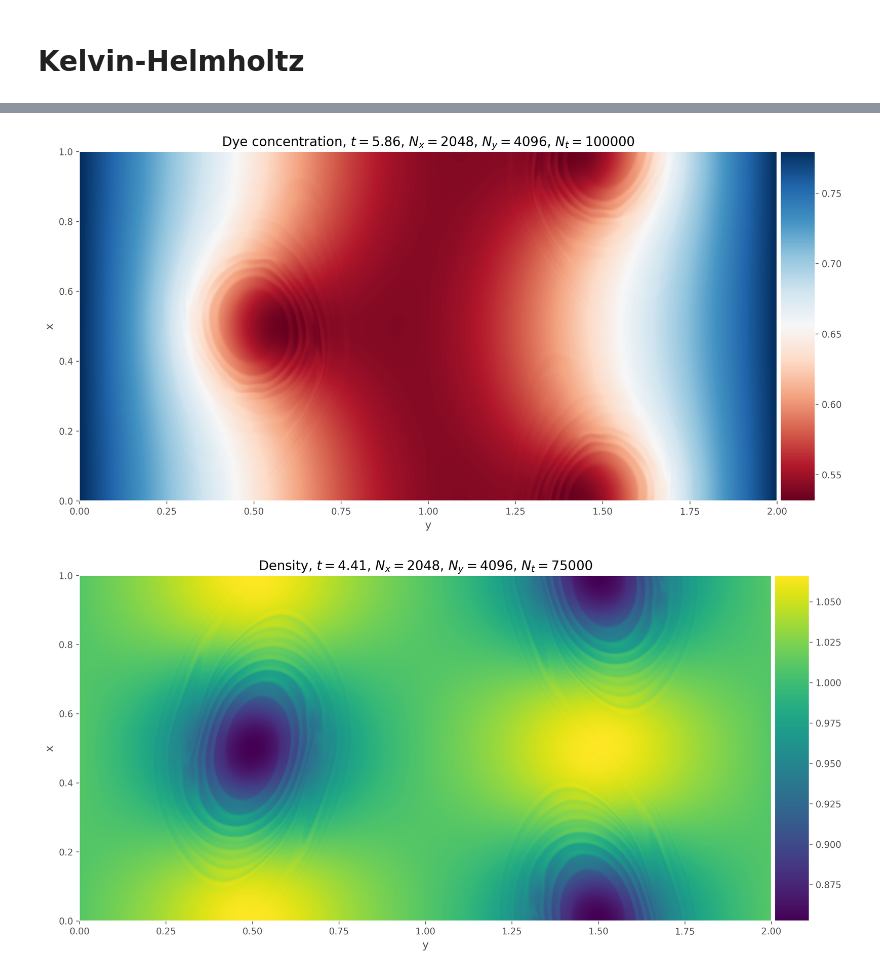
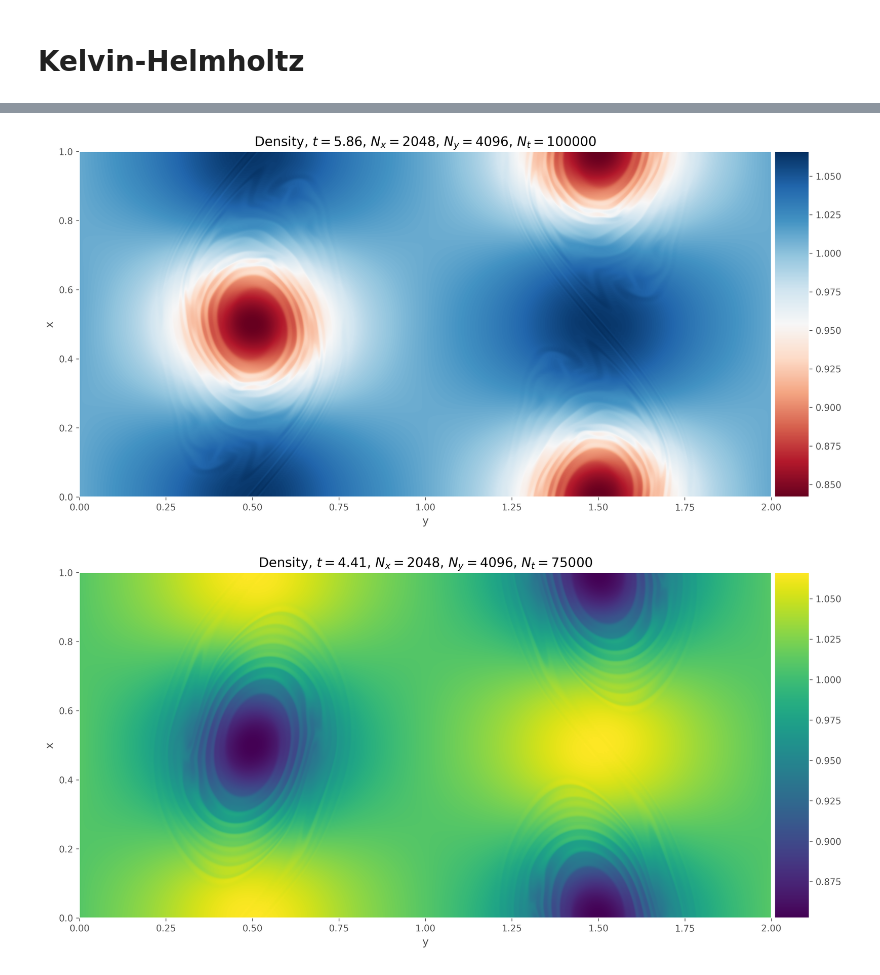
Before and after one commit to plabadens/jax-fluid-solver, a Jupyter notebook: notebooks/Kelvin Helmholtz.ipynb, the cells around one changed output, grey strips where cells are left out. Saved outputs shown, nothing was run; the diff lists cells and outputs as text; code cells hidden in the pictures.

```diff
--- a/notebooks/Kelvin Helmholtz.ipynb
+++ b/notebooks/Kelvin Helmholtz.ipynb
@@ -110,33 +105,34 @@ show_state(state, "momentum_x")
 # %%
 def show_state(state, varname="dye_concentration", cmap="viridis"):
     from mpl_toolkits.axes_grid1 import make_axes_locatable
 
     extent = [state.y.min(), state.y.max(), state.x.min(), state.x.max()]
     labelname = varname.replace("_", " ").capitalize()
     nx = state.x.size
     ny = state.y.size
     aspect_ratio = nx / ny
     title = f"{labelname}, $t={state.t:.2f}$, $N_x={nx}$, $N_y={ny}$, $N_t={state.it}$"
 
     fig, ax = plt.subplots(dpi=300)
     divider = make_axes_locatable(ax)
     cax = divider.append_axes('right', size='5%', pad=0.05)
 
     fig.set_size_inches(25 * aspect_ratio, 25 / aspect_ratio)
+
     im = ax.imshow(getattr(state, varname), origin="lower", extent=extent, cmap=cmap)
     ax.set_xlabel("y")
     ax.set_ylabel("x")
     ax.set_title(title)
     ax.grid(False)
 
     fig.colorbar(im, cax=cax, orientation='vertical')
     fig.tight_layout()
 
 
-show_state(state, cmap="RdBu")
+show_state(state, varname="density", cmap="RdBu")
 plt.savefig("kh_2048-density.pdf", bbox_inches="tight")
 # %% [output]
-[figure, old version]
+[figure, new version]
 # %%
 from tqdm import trange
 
```
Also changed, not shown: parts of 11 cells of this notebook, 4 other files.
